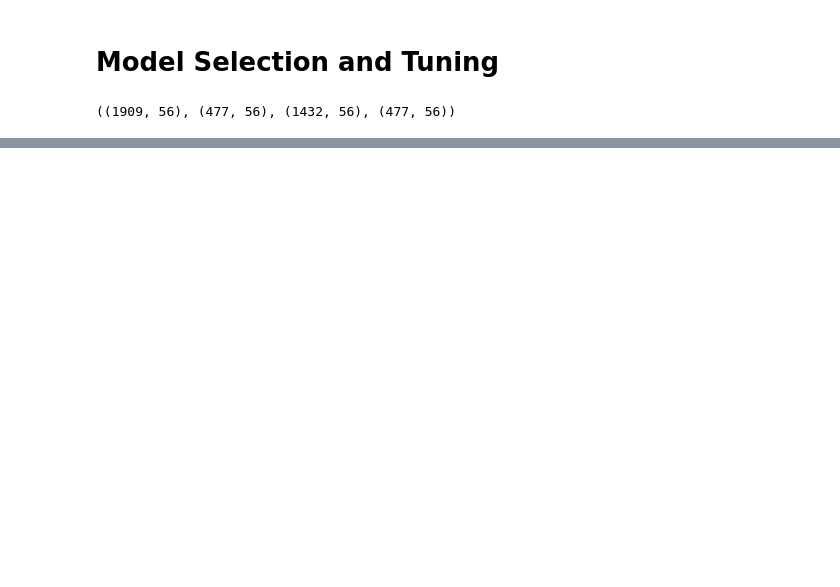
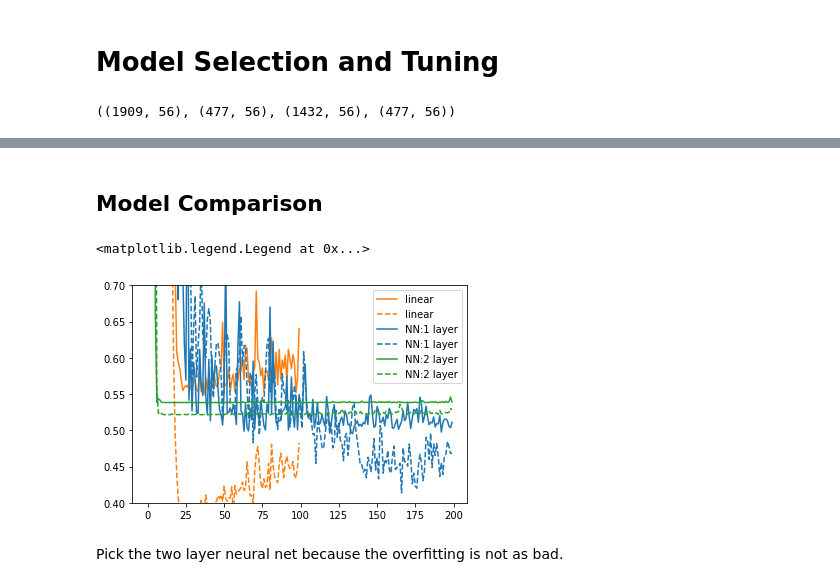
Before and after one commit to ksomf/workbook, a Jupyter notebook: alexeygrigorev_zoomcamp/capstone_project/notebook.ipynb, the cells around one changed output, grey strips where cells are left out. Saved outputs shown, nothing was run; the diff lists cells and outputs as text; code cells hidden in the pictures; blank space fills up the shorter version.

```diff
--- a/alexeygrigorev_zoomcamp/capstone_project/notebook.ipynb
+++ b/alexeygrigorev_zoomcamp/capstone_project/notebook.ipynb
@@ -742,0 +780,20 @@ pl.legend()
+# %% [markdown]
+## Model Comparison
+# %%
+pl.plot(linear_models[0.1].history['val_loss'],color='tab:orange',label='linear')
+pl.plot(linear_models[0.1].history['loss'],'--',color='tab:orange',label='linear')
+
+pl.plot(NN_tuneing_input_dropout[best_input_droprate].history['val_loss'],color='tab:blue',label='NN:1 layer')
+pl.plot(NN_tuneing_input_dropout[best_input_droprate].history['loss'],'--',color='tab:blue',label='NN:1 layer')
+
+pl.plot(NN2_tuneing_input_dropout[best_ddn2_input_droprate].history['val_loss'],color='tab:green',label='NN:2 layer')
+pl.plot(NN2_tuneing_input_dropout[best_ddn2_input_droprate].history['loss'],'--',color='tab:green',label='NN:2 layer')
+
+
+pl.ylim(0.4,0.7)
+pl.legend()
+# %% [output]
+<matplotlib.legend.Legend at 0x...>
+[figure, added]
+# %% [markdown]
+Pick the two layer neural net because the overfitting is not as bad.
```
Also changed, not shown: parts of 68 cells of this notebook, 10 other files.
